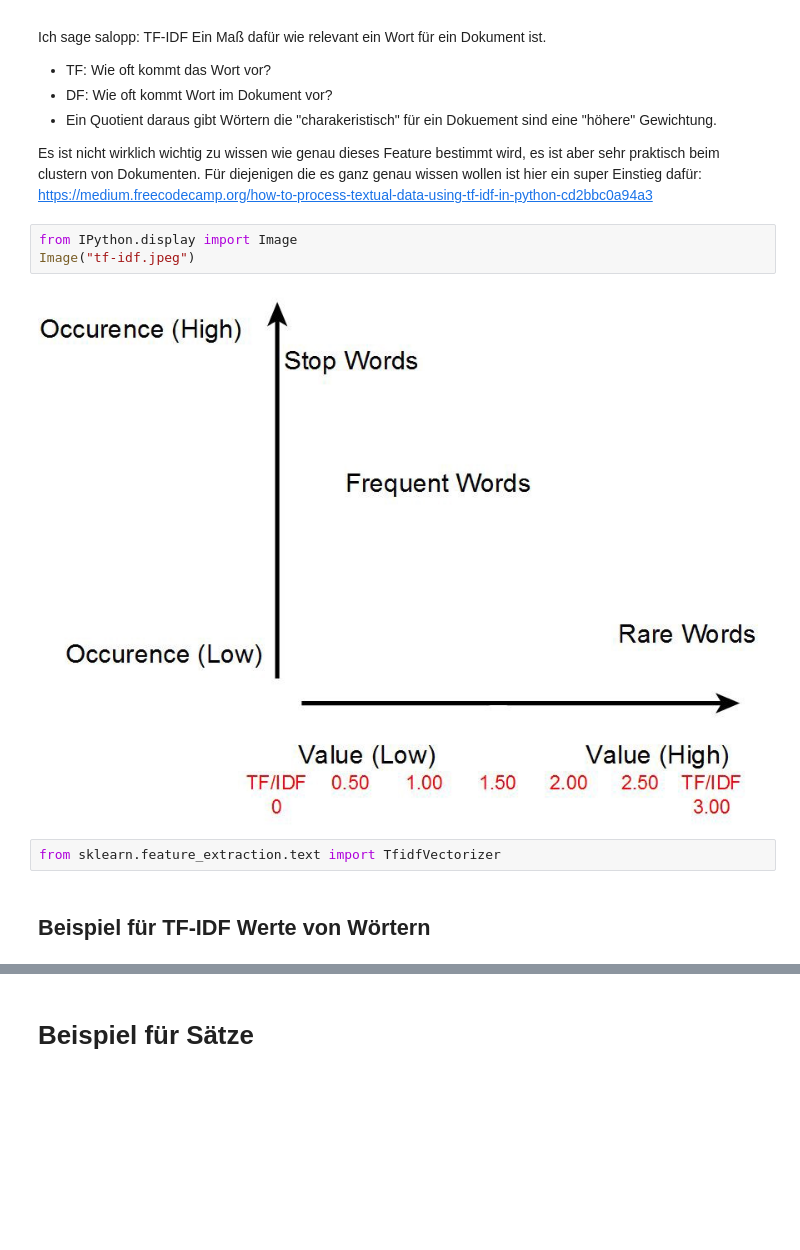
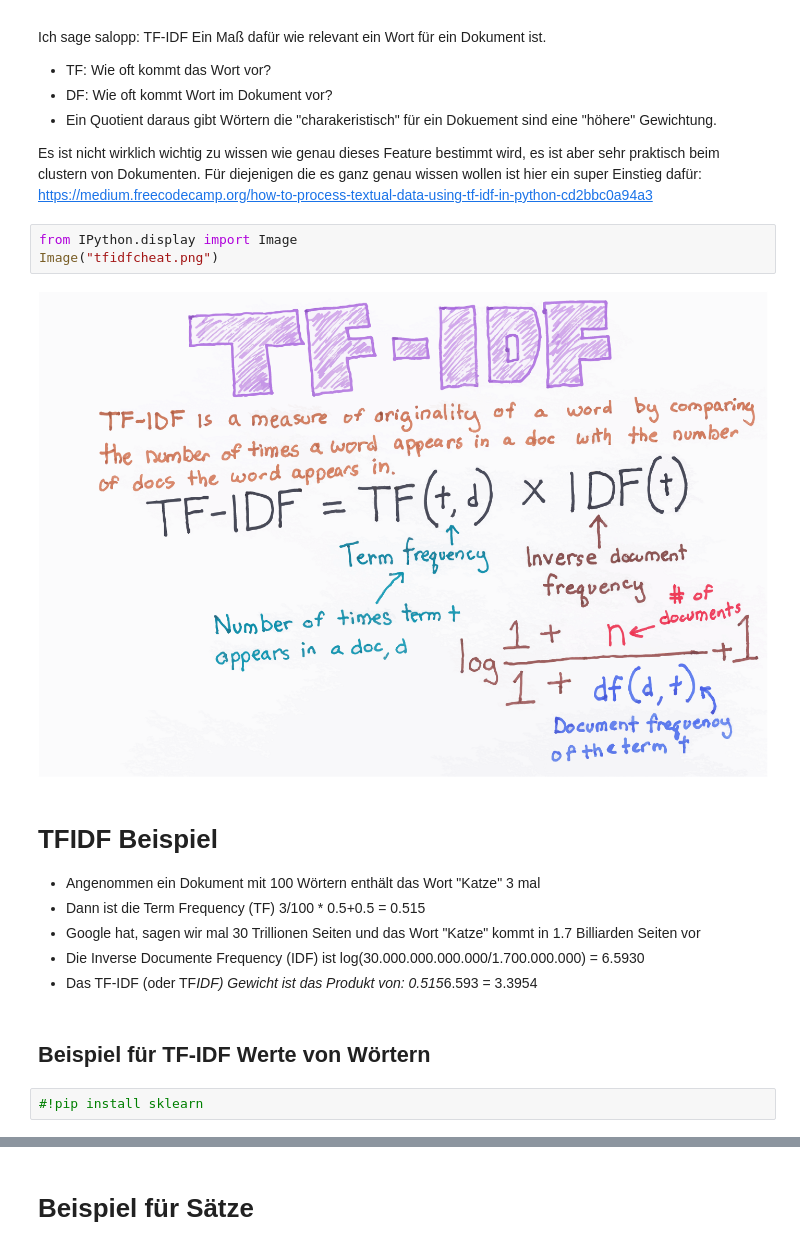
Before and after one commit to MAZ-CAS-DDJ/kurs_20_21, a Jupyter notebook: 16 Textanalyse Verfiefung Teil 2/2.5 Document Similarity with TDF-IDF.ipynb, the cells around one changed output, grey strips where cells are left out. Cells and saved outputs as stored; diff of their text form; blank space fills up the shorter version.

```diff
--- a/16 Textanalyse Verfiefung Teil 2/2.5 Document Similarity with TDF-IDF.ipynb
+++ b/16 Textanalyse Verfiefung Teil 2/2.5 Document Similarity with TDF-IDF.ipynb
@@ -18,11 +18,19 @@ TF-IDF Ein Maß dafür wie relevant ein Wort für ein Dokument ist.
 Es ist nicht wirklich wichtig zu wissen wie genau dieses Feature bestimmt wird, es ist aber sehr praktisch beim clustern von Dokumenten. Für diejenigen die es ganz genau wissen wollen ist hier ein super Einstieg dafür: https://medium.freecodecamp.org/how-to-process-textual-data-using-tf-idf-in-python-cd2bbc0a94a3
 # %%
 from IPython.display import Image
-Image("tf-idf.jpeg")
+Image("tfidfcheat.png")
 # %% [output]
-[figure, old version]
+[figure, new version]
-# %%
-from sklearn.feature_extraction.text import TfidfVectorizer
+# %% [markdown]
+# TFIDF Beispiel
+
+- Angenommen ein Dokument mit 100 Wörtern enthält das Wort "Katze" 3 mal
+- Dann ist die Term Frequency (TF) 3/100 * 0.5+0.5 = 0.515
+- Google hat, sagen wir mal 30 Trillionen Seiten und das Wort "Katze" kommt in 1.7 Billiarden Seiten vor
+- Die Inverse Documente Frequency (IDF) ist log(30.000.000.000.000/1.700.000.000) = 6.5930
+- Das TF-IDF (oder TF*IDF) Gewicht ist das Produkt von: 0.515*6.593 = 3.3954
 # %% [markdown]
 ## Beispiel für TF-IDF Werte von Wörtern
+# %%
+#!pip install sklearn
 # %%
```
Also changed, not shown: parts of 1 cell of this notebook, 9 other files.
